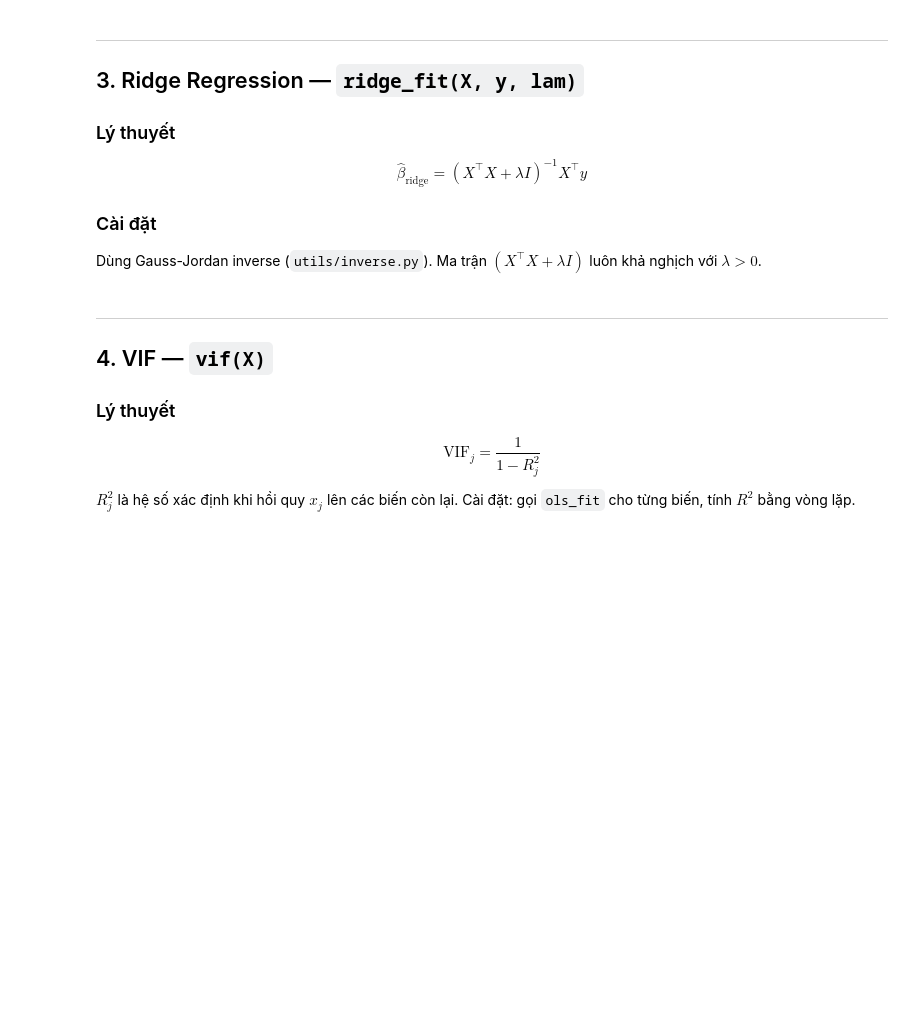
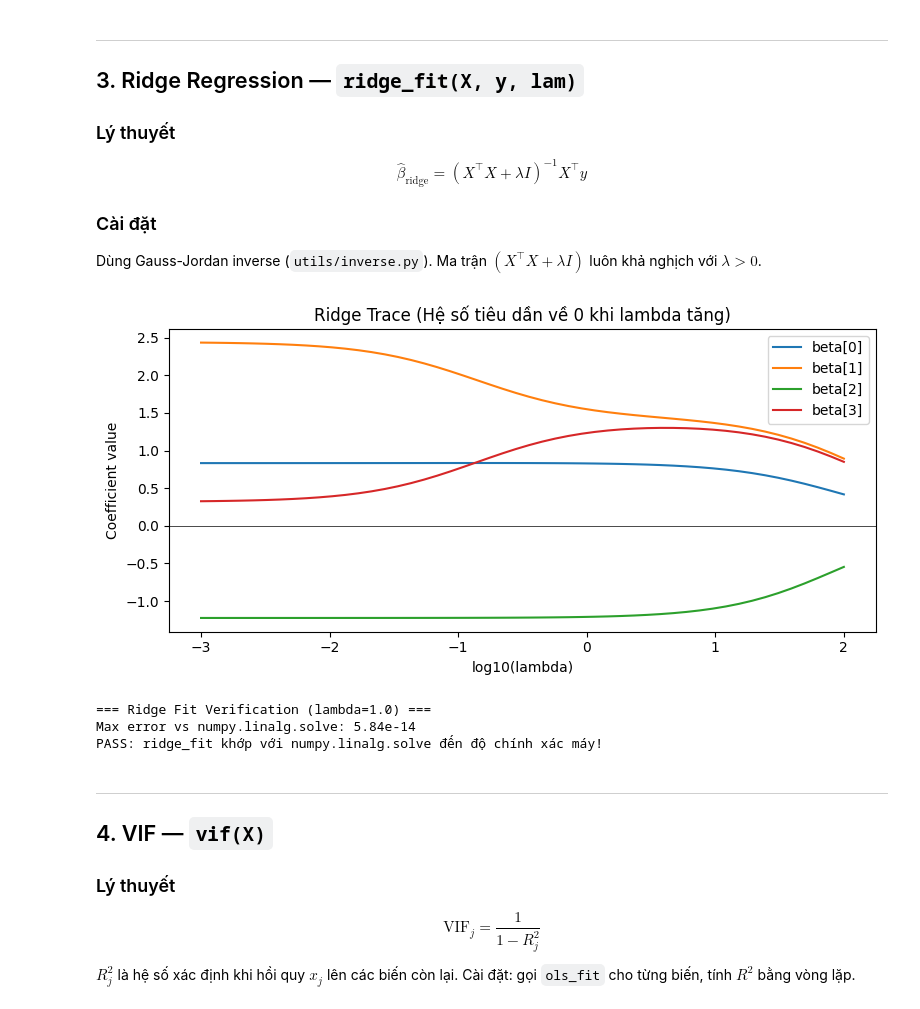
Before and after one commit to QuangNguyenNgoc/datafitting-and-ols-methods, a Jupyter notebook: part1/part1_notebook.ipynb, the cells around one changed output. Cells and saved outputs as stored; diff of their text form; code cells hidden in the pictures; blank space fills up the shorter version.

```diff
--- a/part1/part1_notebook.ipynb
+++ b/part1/part1_notebook.ipynb
@@ -144,34 +158,58 @@ $$\hat{\beta}_{\text{ridge}} = (X^\top X + \lambda I)^{-1} X^\top y$$
 ### Cài đặt
 Dùng Gauss-Jordan inverse (`utils/inverse.py`). Ma trận $(X^\top X + \lambda I)$ luôn khả nghịch với $\lambda > 0$.
 # %%
+X_raw = rng.standard_normal((n, 2))
+
 # Du lieu co da cong tuyen
-X_mc = np.hstack([np.ones((n,1)), X_raw[:,0:1], X_raw[:,1:2],
-                  0.95*X_raw[:,0:1] + 0.05*rng.standard_normal((n,1))])
-y_mc = X_mc @ np.array([1,2,-1,0.5]) + rng.standard_normal(n)*1.5
+X_mc = np.hstack(
+    [
+        np.ones((n, 1)),
+        X_raw[:, 0:1],
+        X_raw[:, 1:2],
+        0.95 * X_raw[:, 0:1] + 0.05 * rng.standard_normal((n, 1)),
+    ]
+)
+y_mc = X_mc @ np.array([1, 2, -1, 0.5]) + rng.standard_normal(n) * 1.5
+
+X_mc_list = X_mc.tolist()
+y_mc_list = y_mc.tolist()
 
 lambdas = np.logspace(-3, 2, 50)
-betas_ridge = [ridge_fit(X_mc, y_mc, lam) for lam in lambdas]
+
+# ridge_fit
+betas_ridge = [ridge_fit(X_mc_list, y_mc_list, lam) for lam in lambdas]
 
 # Ridge Trace
 plt.figure(figsize=(8, 4))
 for j in range(X_mc.shape[1]):
-    plt.plot(np.log10(lambdas), [b[j] for b in betas_ridge], label=f'beta[{j}]')
-plt.axhline(0, color='k', lw=0.5)
-plt.xlabel('log10(lambda)')
-plt.ylabel('Coefficient value')
-plt.title('Ridge Trace (he so tieu dan ve 0 khi lambda tang)')
+    plt.plot(np.log10(lambdas), [b[j] for b in betas_ridge], label=f"beta[{j}]")
+plt.axhline(0, color="k", lw=0.5)
+plt.xlabel("log10(lambda)")
+plt.ylabel("Coefficient value")
+plt.title("Ridge Trace (Hệ số tiêu dần về 0 khi lambda tăng)")
 plt.legend()
 plt.tight_layout()
 plt.show()
 
-# Kiem chung tai mot lambda cu the
+# kiểm chứng tại lambda = 1
 lam_test = 1.0
-b_ours = ridge_fit(X_mc, y_mc, lam_test)
-b_ref  = np.linalg.solve(X_mc.T@X_mc + lam_test*np.eye(X_mc.shape[1]), X_mc.T@y_mc)
-print(f'=== Ridge Fit Verification (lambda={lam_test}) ===')
-print(f'Max error vs numpy.linalg.solve: {np.max(np.abs(b_ours - b_ref)):.2e}')
-assert np.allclose(b_ours, b_ref, atol=1e-8), 'FAIL'
-print('PASS')
+
+b_ours = np.array(ridge_fit(X_mc_list, y_mc_list, lam_test))
+
+# Chạy hàm numpy với dữ liệu gốc X_mc, y_mc
+b_ref = np.linalg.solve(X_mc.T @ X_mc + lam_test * np.eye(X_mc.shape[1]), X_mc.T @ y_mc)
+
+print(f"=== Ridge Fit Verification (lambda={lam_test}) ===")
+print(f"Max error vs numpy.linalg.solve: {np.max(np.abs(b_ours - b_ref)):.2e}")
+
+# Khẳng định chặn lỗi
+assert np.allclose(b_ours, b_ref, atol=1e-8), "FAIL: ridge_fit khong khop voi numpy!"
+print("PASS: ridge_fit khớp với numpy.linalg.solve đến độ chính xác máy!")
+# %% [output]
+[figure, added]
+=== Ridge Fit Verification (lambda=1.0) ===
+Max error vs numpy.linalg.solve: 5.84e-14
+PASS: ridge_fit khớp với numpy.linalg.solve đến độ chính xác máy!
 # %% [markdown]
 ---
 ## 4. VIF — `vif(X)`
```
Also changed, not shown: parts of 9 cells of this notebook.
